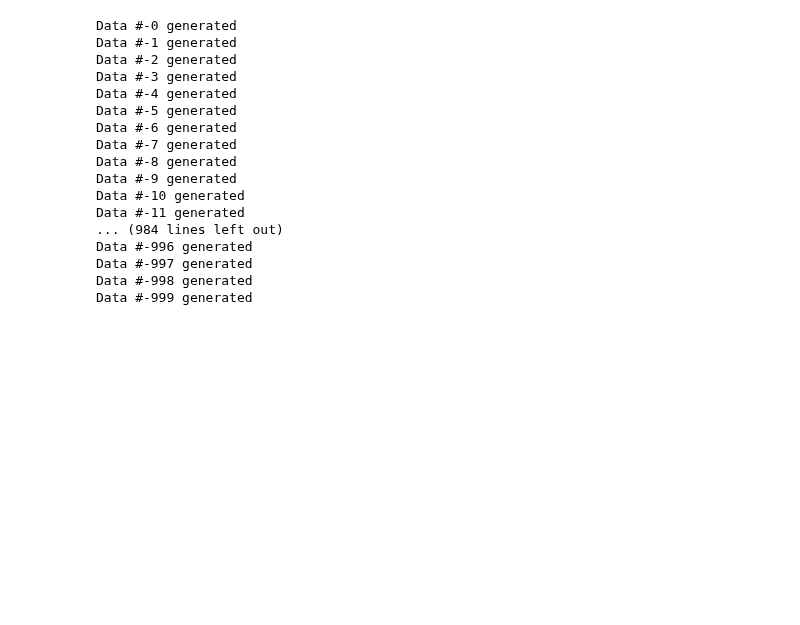
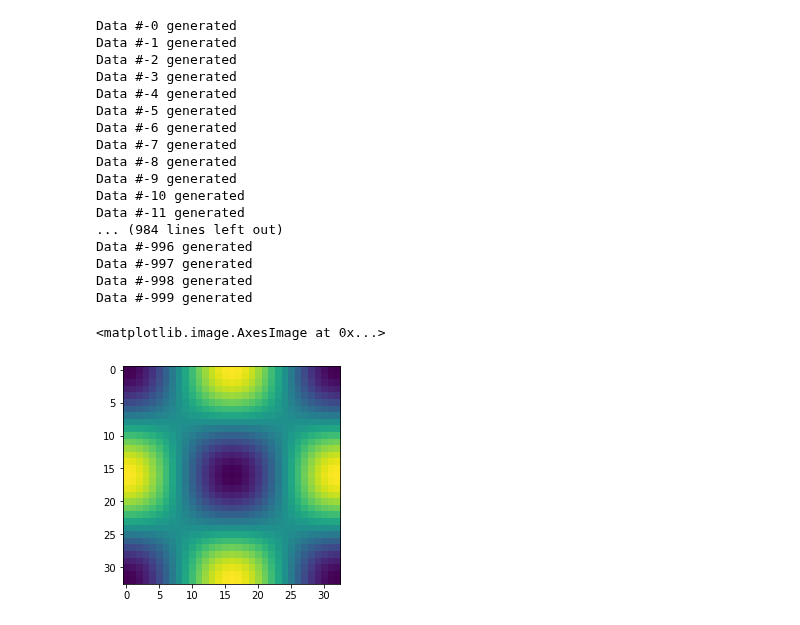
Before and after one commit to longfish/Multigrid-FEANet, a Jupyter notebook: Data/IsoPoisson/python_pbc.ipynb, the cells around one changed output. Saved outputs shown, nothing was run; the diff lists cells and outputs as text; code cells hidden in the pictures; blank space fills up the shorter version.

```diff
--- a/Data/IsoPoisson/python_pbc.ipynb
+++ b/Data/IsoPoisson/python_pbc.ipynb
@@ -12,8 +12,8 @@ def rand_rhs(n):
     xx, yy = np.meshgrid(x, y, indexing='ij')
 
     k = 20.*random.random() - 10. # float number in range of [-10, 10)
-    l = random.randint(-6,6).__float__() # int number in range of [-6,6]
-    m = random.randint(-6,6).__float__() # int number in range of [-6,6]
+    l = 1 #random.randint(-6,6).__float__() # int number in range of [-6,6]
+    m = 1 #random.randint(-6,6).__float__() # int number in range of [-6,6]
 
     rhs = k*np.sin(l*np.pi*(xx+0.5))*np.cos(m*np.pi*(yy)).reshape((1,1,n,n))
 
@@ -47,6 +47,11 @@ Data #-996 generated
 Data #-997 generated
 Data #-998 generated
 Data #-999 generated
+# %%
+plt.imshow(f_data[0])
+# %% [output]
+<matplotlib.image.AxesImage at 0x...>
+[figure, added]
 # %%
 dataset['rhs'] = f_data
 
```
